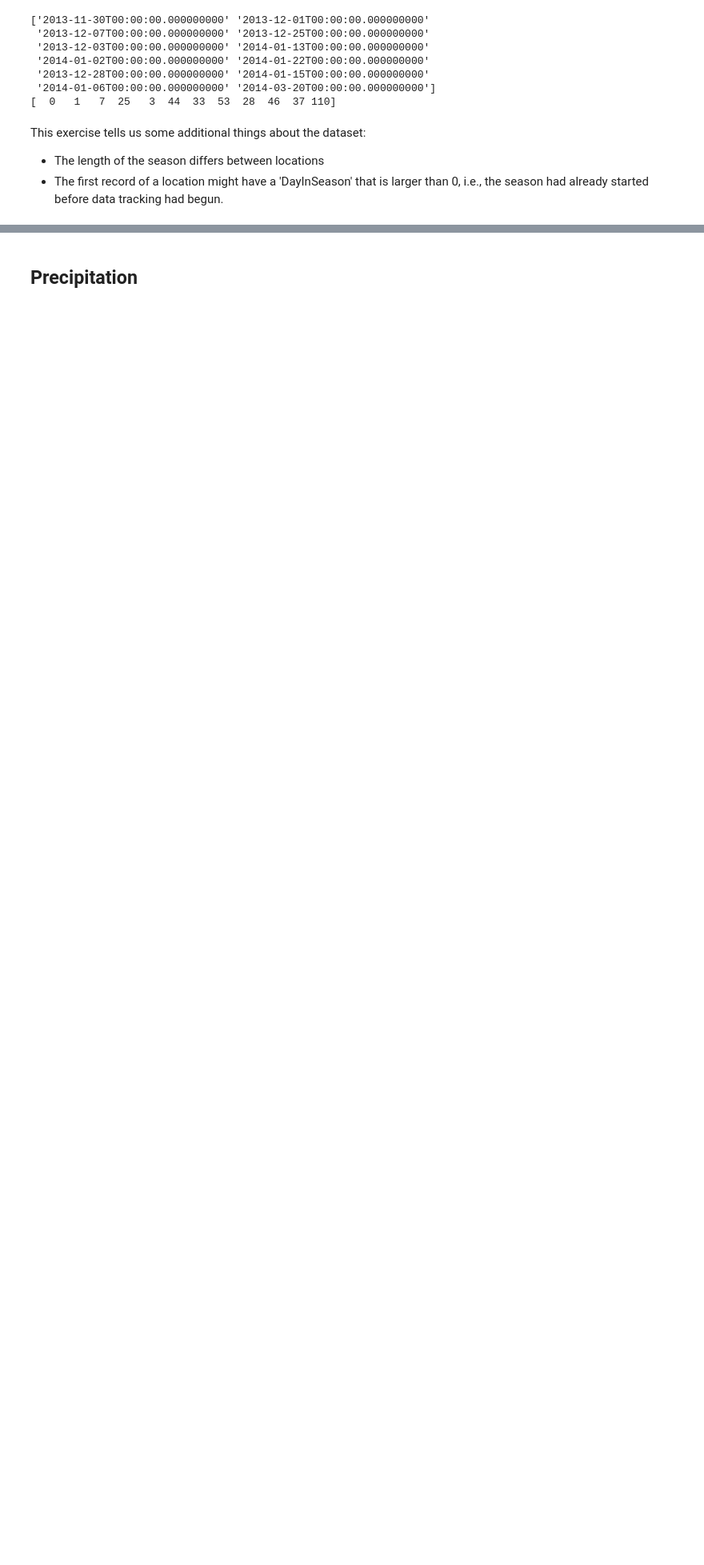
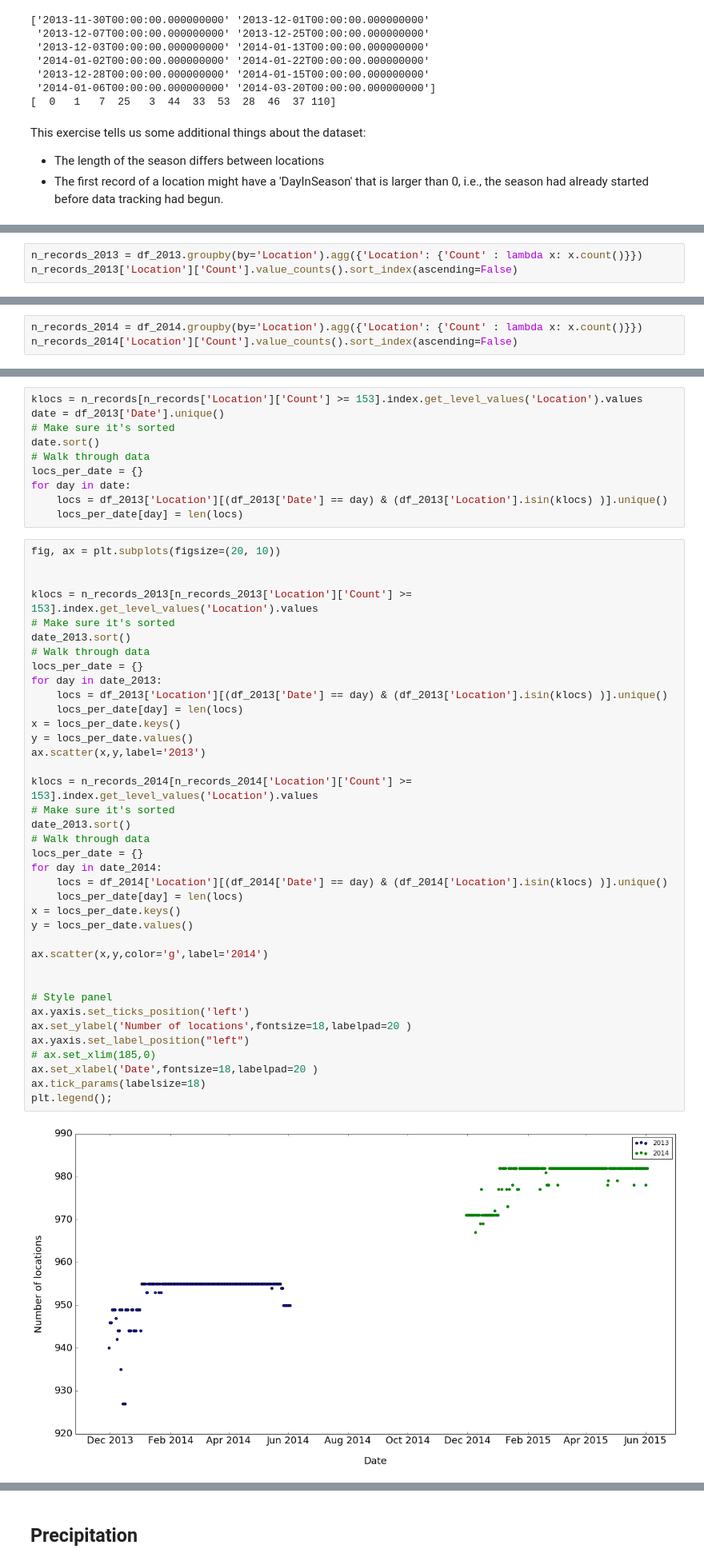
Before and after one commit to cleipski/CropPredict, a Jupyter notebook: 01_data_exploration.ipynb, the cells around one changed output, grey strips where cells are left out. Shown: that part at 80% size. Drawn from its saved outputs; the diff is of its cells as text; blank space fills up the shorter version.

```diff
--- a/01_data_exploration.ipynb
+++ b/01_data_exploration.ipynb
@@ -646,0 +820,3 @@ This exercise tells us some additional things about the dataset:
+# %%
+n_records_2013 = df_2013.groupby(by='Location').agg({'Location': {'Count' : lambda x: x.count()}})
+n_records_2013['Location']['Count'].value_counts().sort_index(ascending=False)
@@ -646,0 +843,3 @@ This exercise tells us some additional things about the dataset:
+# %%
+n_records_2014 = df_2014.groupby(by='Location').agg({'Location': {'Count' : lambda x: x.count()}})
+n_records_2014['Location']['Count'].value_counts().sort_index(ascending=False)
@@ -646,0 +864,50 @@ This exercise tells us some additional things about the dataset:
+# %%
+klocs = n_records[n_records['Location']['Count'] >= 153].index.get_level_values('Location').values
+date = df_2013['Date'].unique()
+# Make sure it's sorted
+date.sort()
+# Walk through data
+locs_per_date = {}
+for day in date:
+    locs = df_2013['Location'][(df_2013['Date'] == day) & (df_2013['Location'].isin(klocs) )].unique()
+    locs_per_date[day] = len(locs)
+# %%
+fig, ax = plt.subplots(figsize=(20, 10))
+
+
+klocs = n_records_2013[n_records_2013['Location']['Count'] >= 153].index.get_level_values('Location').values
+# Make sure it's sorted
+date_2013.sort()
+# Walk through data
+locs_per_date = {}
+for day in date_2013:
+    locs = df_2013['Location'][(df_2013['Date'] == day) & (df_2013['Location'].isin(klocs) )].unique()
+    locs_per_date[day] = len(locs)
+x = locs_per_date.keys()
+y = locs_per_date.values()
+ax.scatter(x,y,label='2013')
+
+klocs = n_records_2014[n_records_2014['Location']['Count'] >= 153].index.get_level_values('Location').values
+# Make sure it's sorted
+date_2013.sort()
+# Walk through data
+locs_per_date = {}
+for day in date_2014:
+    locs = df_2014['Location'][(df_2014['Date'] == day) & (df_2014['Location'].isin(klocs) )].unique()
+    locs_per_date[day] = len(locs)
+x = locs_per_date.keys()
+y = locs_per_date.values()
+
+ax.scatter(x,y,color='g',label='2014')
+
+
+# Style panel
+ax.yaxis.set_ticks_position('left')
+ax.set_ylabel('Number of locations',fontsize=18,labelpad=20 )
+ax.yaxis.set_label_position("left")
+# ax.set_xlim(185,0)
+ax.set_xlabel('Date',fontsize=18,labelpad=20 )
+ax.tick_params(labelsize=18)
+plt.legend();
+# %% [output]
+[figure, added]
```
Also changed, not shown: parts of 34 cells of this notebook.
